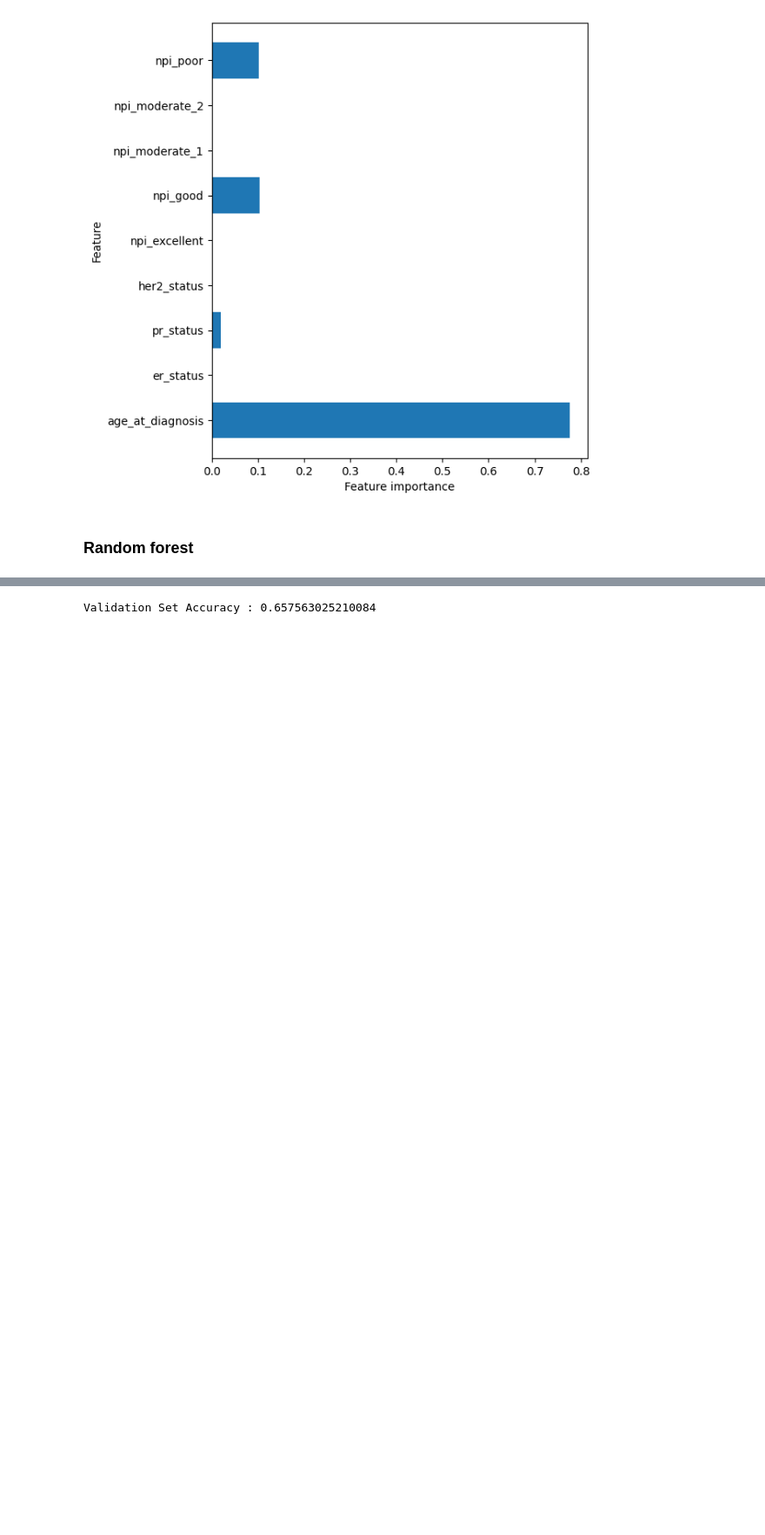
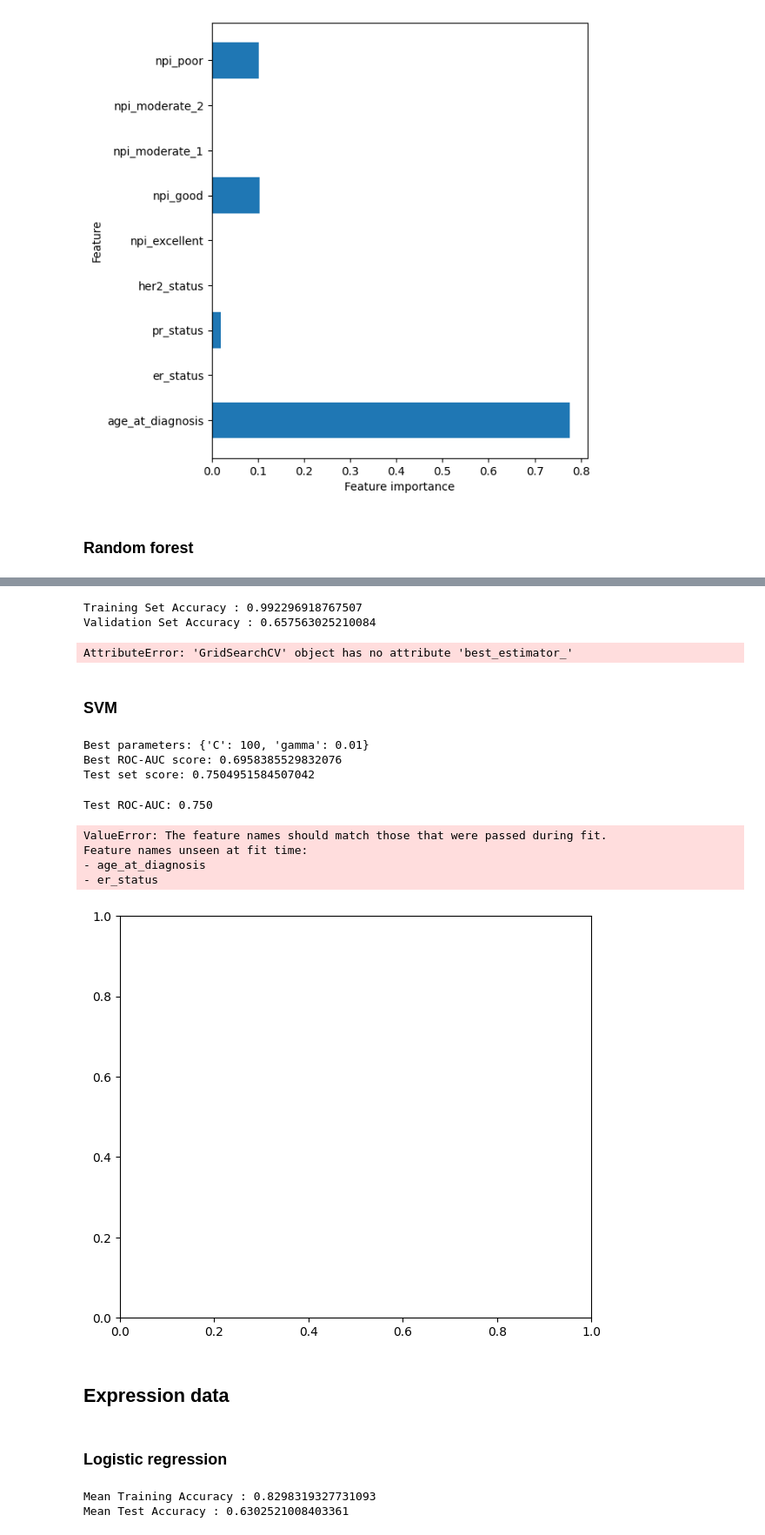
Before and after one commit to pntnguyen/ML_GCSP, a Jupyter notebook: note.ipynb, the cells around one changed output, grey strips where cells are left out. Shown at 87% size. Saved outputs shown, nothing was run; the diff lists cells and outputs as text; code cells hidden in the pictures; blank space fills up the shorter version.

Commit message:
clinical model

```diff
--- a/note.ipynb
+++ b/note.ipynb
@@ -201,6 +201,8 @@ n_estimators=100 | train: 0.993 | validation: 0.649
 ### choose 90 trees for the final model
 forest_90 = RandomForestClassifier(n_estimators=90, random_state=2)
 forest_90.fit(X_train, y_train)
+print('Training Set Accuracy :',forest_90.score(X_train, y_train))
 print('Validation Set Accuracy :',forest_90.score(X_test, y_test))
 # %% [output]
+Training Set Accuracy : 0.992296918767507
 Validation Set Accuracy : 0.657563025210084
@@ -206,0 +243,70 @@ Validation Set Accuracy : 0.657563025210084
+# %%
+## final random forest model with best parameters
+rf_clinical = grid_search.best_estimator_
+print("Training accuracy:", rf_clinical.score(X_train, y_train))
+print("Test accuracy:", rf_clinical.score(X_test, y_test))
+# %% [output]
+AttributeError: 'GridSearchCV' object has no attribute 'best_estimator_'
+# %% [markdown]
+### SVM
+# %%
+from sklearn.svm import SVC
+from sklearn.metrics import roc_auc_score
+
+svc_path = "models/svc_grid_search.joblib"
+
+if os.path.exists(svc_path):
+    grid_search_svc = joblib.load(svc_path)
+else:
+    param_grid = {
+        "C": [0.001, 0.01, 0.1, 1, 10, 100],
+        "gamma": [0.001, 0.01, 0.1, 1, 10, 100],
+    }
+
+    grid_search_svc = GridSearchCV(
+        SVC(), param_grid, cv=5, scoring="roc_auc",
+        return_train_score=True
+    )
+    grid_search_svc.fit(X_train, y_train)
+    joblib.dump(grid_search_svc, svc_path)
+# %%
+print("Best parameters:", grid_search_svc.best_params_)
+print("Best ROC-AUC score:", grid_search_svc.best_score_)
+print("Test set score:", grid_search_svc.score(X_test, y_test))
+# %% [output]
+Best parameters: {'C': 100, 'gamma': 0.01}
+Best ROC-AUC score: 0.6958385529832076
+Test set score: 0.7504951584507042
+# %%
+svc_clinical = grid_search_svc.best_estimator_
+y_score = svc_clinical.decision_function(X_test)
+auc = roc_auc_score(y_test, y_score)
+print(f"Test ROC-AUC: {auc:.3f}")
+# %% [output]
+Test ROC-AUC: 0.750
+# %%
+import matplotlib.pyplot as plt
+from sklearn.metrics import RocCurveDisplay
+
+models = {
+    "Logistic (L2)": logistic_clinical_l2,
+    "SVC": svc_clinical,
+    "Random Forest": rf_clinical,
+}
+
+fig, ax = plt.subplots(figsize=(7, 6))
+for name, model in models.items():
+    RocCurveDisplay.from_estimator(model, X_test, y_test, ax=ax, name=name)
+
+ax.plot([0, 1], [0, 1], "k--", label="Chance (AUC = 0.5)")
+ax.legend(loc="lower right")
+ax.set_title("ROC curves on the test set")
+plt.show()
+# %% [output]
+ValueError: The feature names should match those that were passed during fit.
+Feature names unseen at fit time:
+- age_at_diagnosis
+- er_status
+[figure, added]
+# %% [markdown]
+## Expression data
@@ -206,0 +318,2 @@ Validation Set Accuracy : 0.657563025210084
+# %% [markdown]
+### Logistic regression
@@ -206,0 +322,6 @@ Validation Set Accuracy : 0.657563025210084
+# %%
+print('Mean Training Accuracy :',logistic_expression.score(X_expression_train, y_train))
+print('Mean Test Accuracy :',logistic_expression.score(X_expression_test, y_test))
+# %% [output]
+Mean Training Accuracy : 0.8298319327731093
+Mean Test Accuracy : 0.6302521008403361
```
Also changed, not shown: parts of 14 cells of this notebook, 12 other files.
